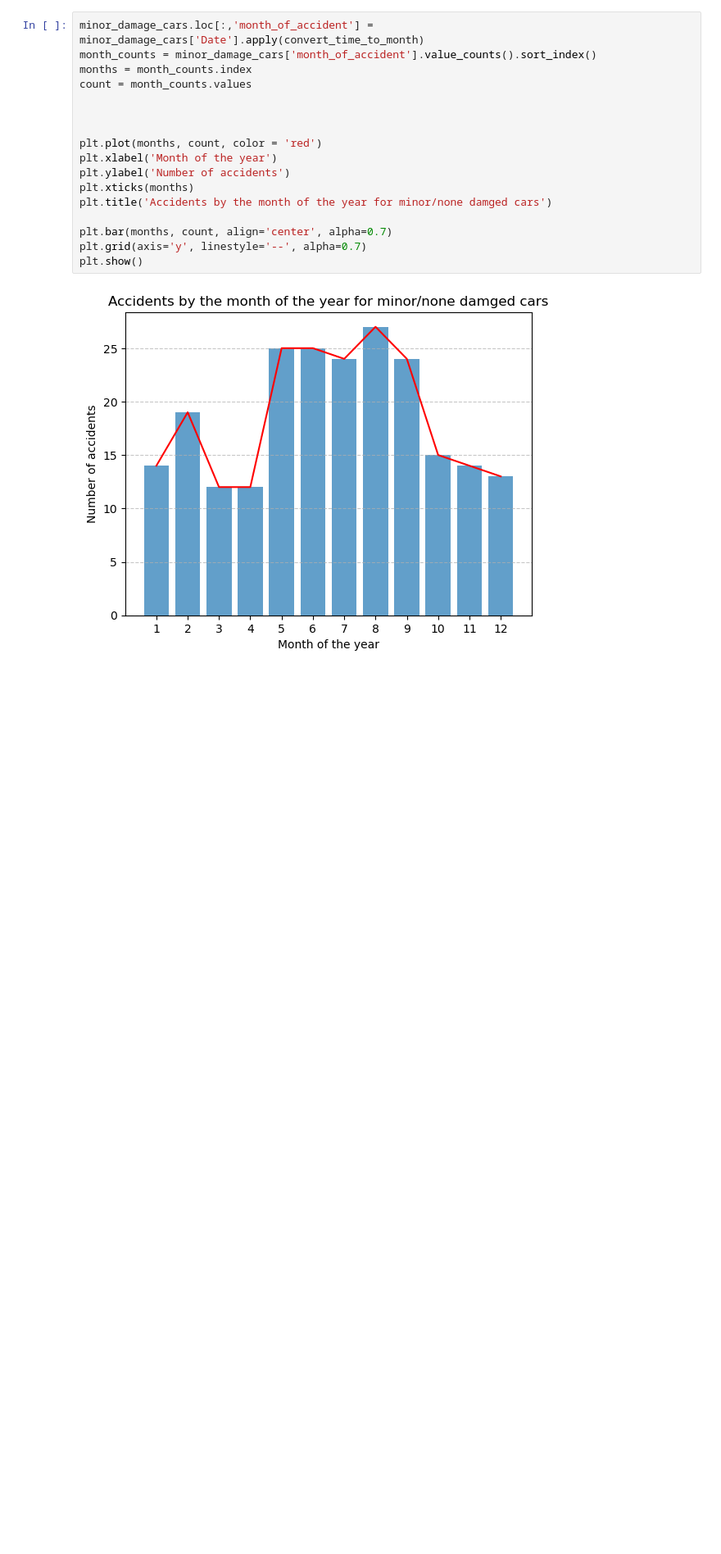
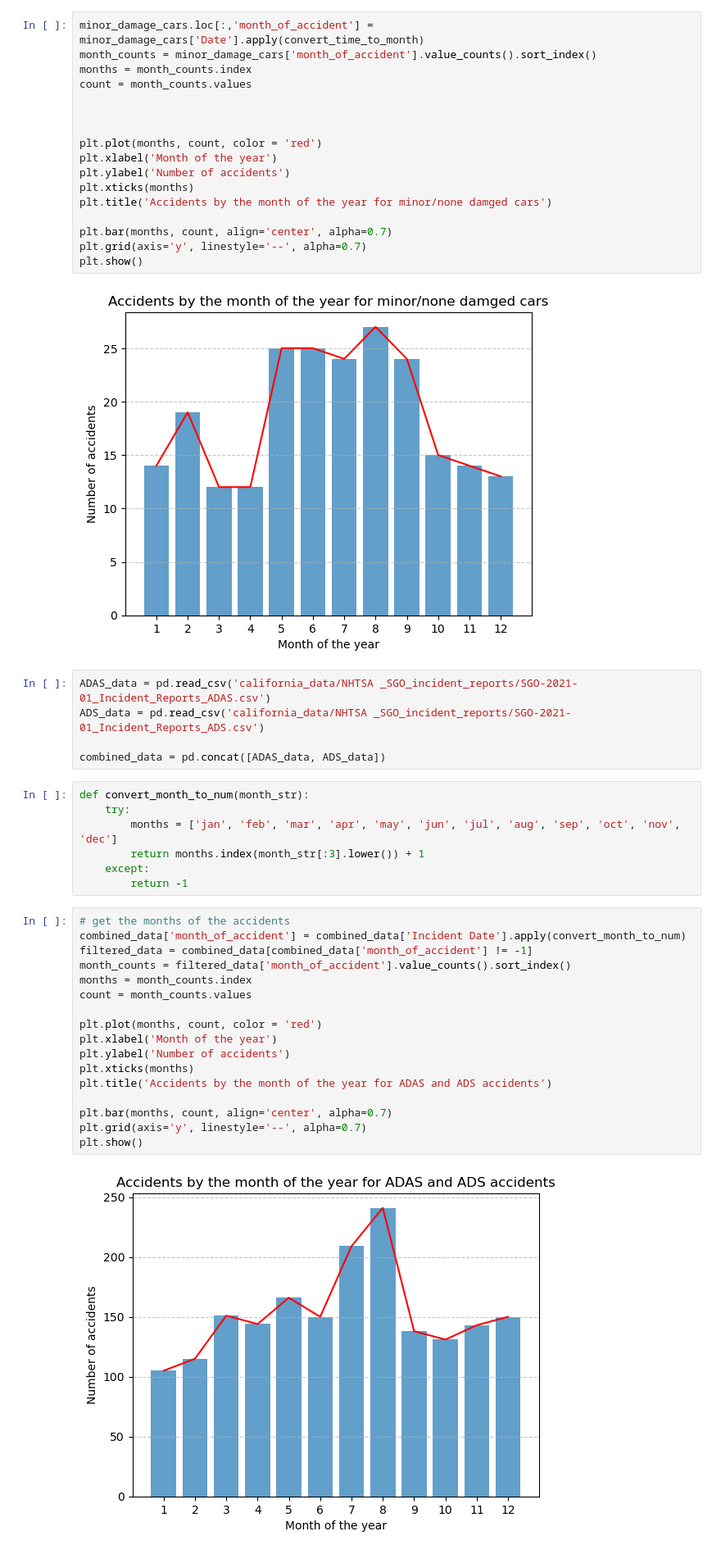
Before and after one commit to rohan527/accident-analysis, a Jupyter notebook: graphs.ipynb, the cells around one changed output. Shown at 82% size. Saved outputs shown, nothing was run; the diff lists cells and outputs as text; blank space fills up the shorter version.

Commit message:
graphed data from the ADAS and ADS accident pdf

```diff
--- a/graphs.ipynb
+++ b/graphs.ipynb
@@ -189,3 +189,34 @@ plt.grid(axis='y', linestyle='--', alpha=0.7)
 plt.show()
 # %% [output]
 [figure]
+# %%
+ADAS_data = pd.read_csv('california_data/NHTSA _SGO_incident_reports/SGO-2021-01_Incident_Reports_ADAS.csv')
+ADS_data = pd.read_csv('california_data/NHTSA _SGO_incident_reports/SGO-2021-01_Incident_Reports_ADS.csv')
+
+combined_data = pd.concat([ADAS_data, ADS_data])
+# %%
+def convert_month_to_num(month_str):
+    try:
+        months = ['jan', 'feb', 'mar', 'apr', 'may', 'jun', 'jul', 'aug', 'sep', 'oct', 'nov', 'dec']
+        return months.index(month_str[:3].lower()) + 1
+    except:
+        return -1
+# %%
+# get the months of the accidents
+combined_data['month_of_accident'] = combined_data['Incident Date'].apply(convert_month_to_num)
+filtered_data = combined_data[combined_data['month_of_accident'] != -1]
+month_counts = filtered_data['month_of_accident'].value_counts().sort_index()
+months = month_counts.index
+count = month_counts.values
+
+plt.plot(months, count, color = 'red')
+plt.xlabel('Month of the year')
+plt.ylabel('Number of accidents')
+plt.xticks(months)
+plt.title('Accidents by the month of the year for ADAS and ADS accidents')
+
+plt.bar(months, count, align='center', alpha=0.7)
+plt.grid(axis='y', linestyle='--', alpha=0.7)
+plt.show()
+# %% [output]
+[figure, added]
```
